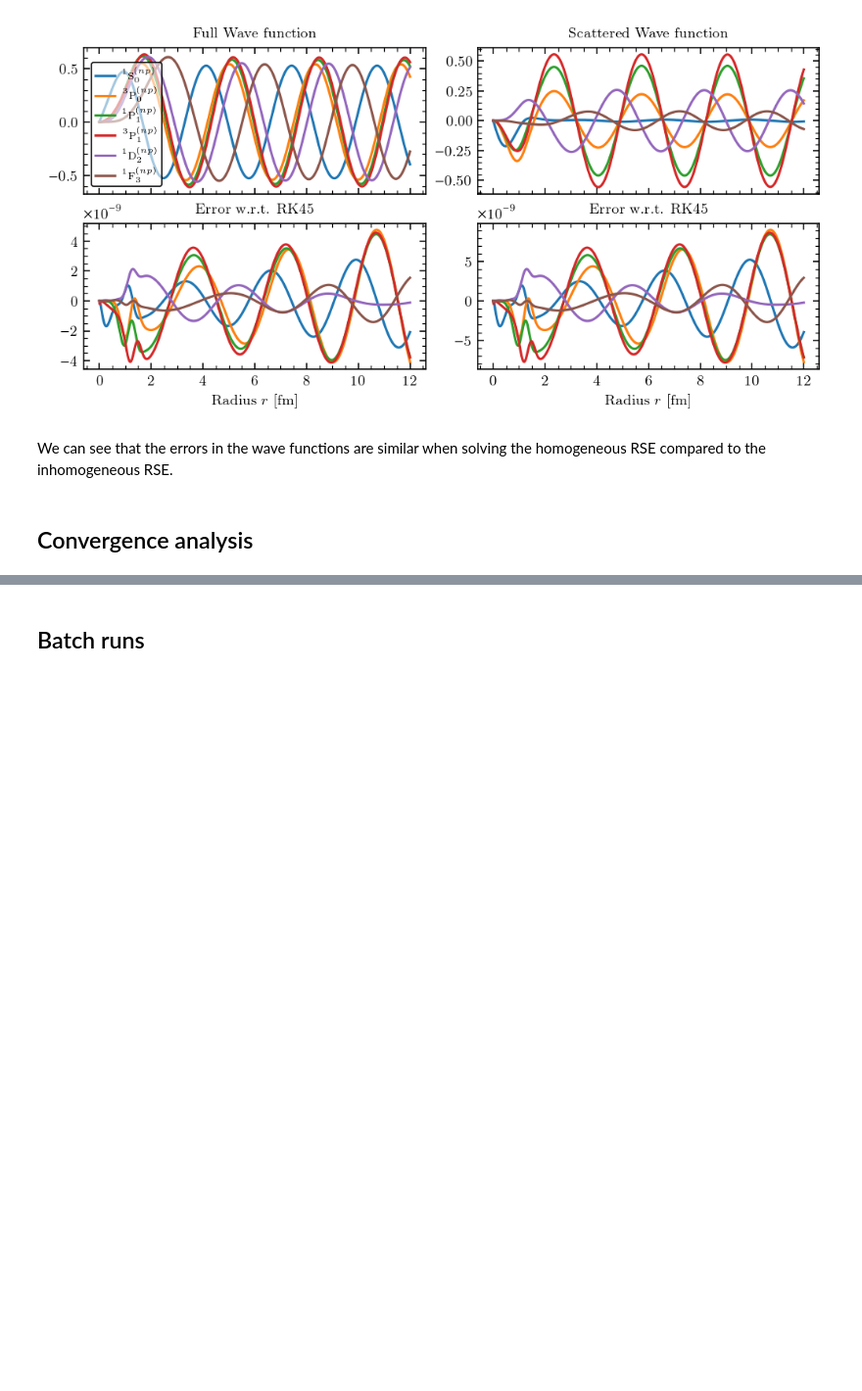
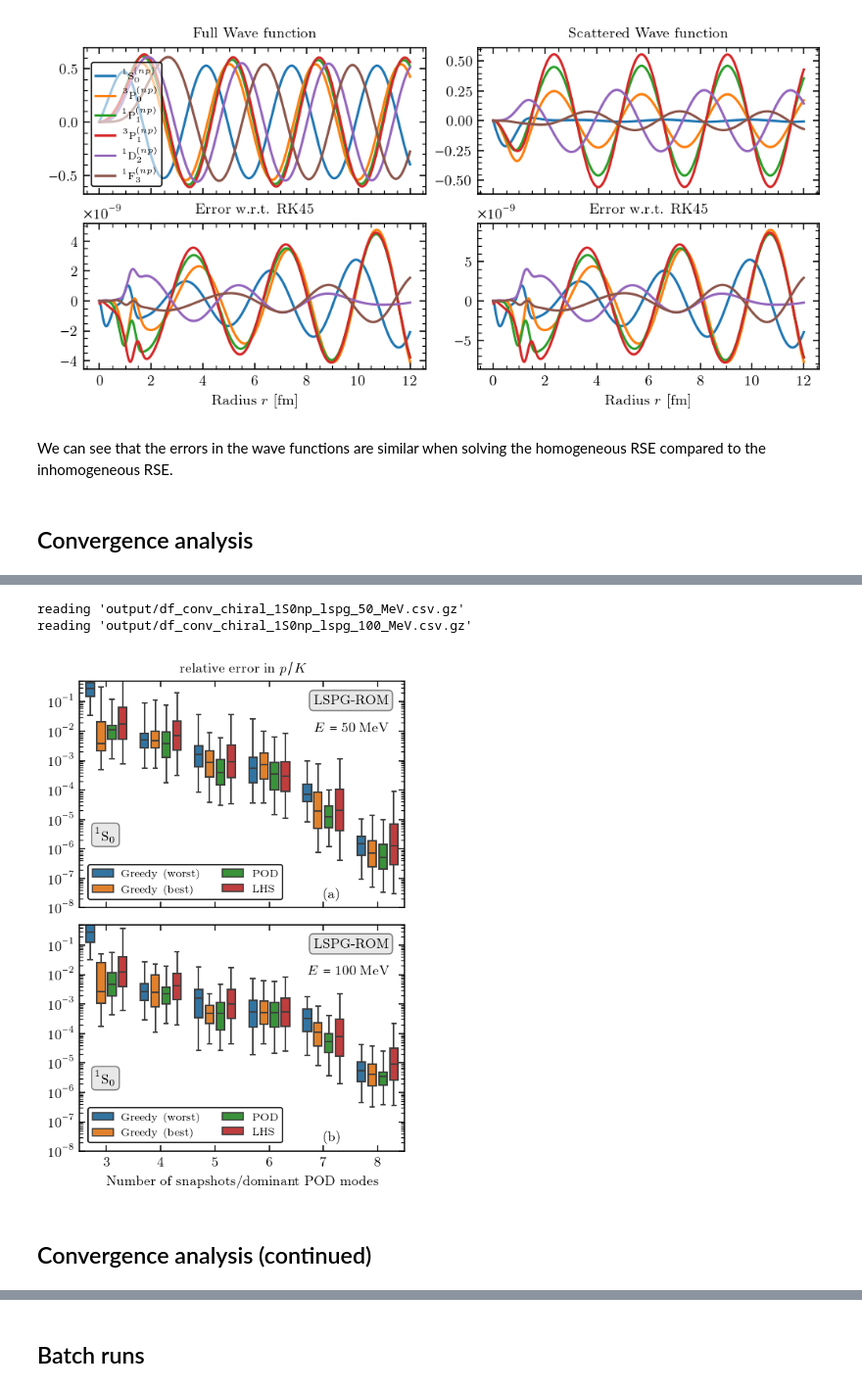
Before and after one commit to buqeye/cs_greedy_emulator, a Jupyter notebook: chiral.ipynb, the cells around one changed output, grey strips where cells are left out. Shown: that part at 98% size. Saved outputs shown, nothing was run; the diff lists cells and outputs as text; code cells hidden in the pictures; blank space fills up the shorter version.

```diff
--- a/chiral.ipynb
+++ b/chiral.ipynb
@@ -301,2 +348,8 @@ for E_MeV in E_MeV_arr:
 # %%
-convergenceFig(df, E_MeV_arr, emulator_type, channel=channel)
+emulator_type = "lspg"
+convergenceFig(E_MeV_arr, emulator_type,
+               potential_lbl="chiral", channel=channel)
+# %% [output]
+reading 'output/df_conv_chiral_1S0np_lspg_50_MeV.csv.gz'
+reading 'output/df_conv_chiral_1S0np_lspg_100_MeV.csv.gz'
+[figure, added]
@@ -304,0 +356,2 @@ df.to_csv(f"df_conv_chiral_{channel.spectNotation}.csv.gz", index=False)
+# %% [markdown]
+## Convergence analysis (continued)
```
Also changed, not shown: parts of 12 cells of this notebook, 1 other file.
